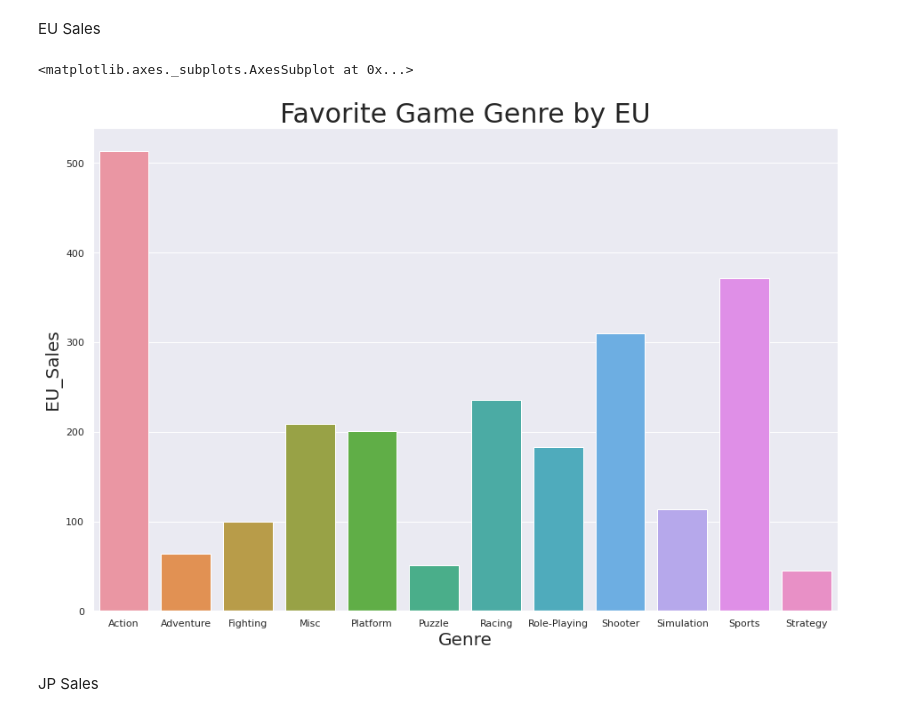
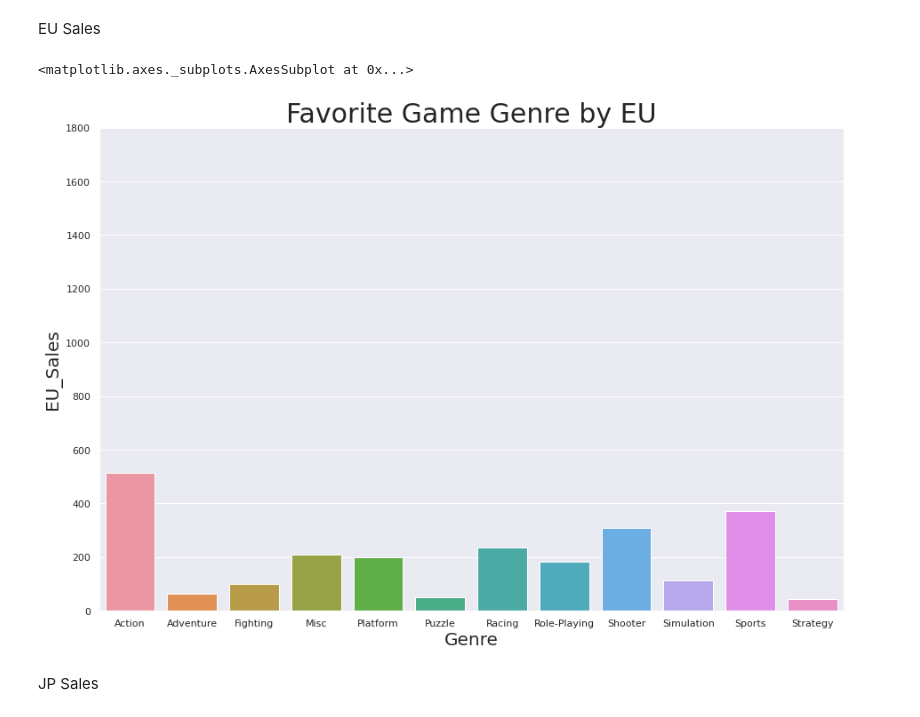
Before and after one commit to Jeongho-K/Section-Project, a Jupyter notebook: Section 1/AI_14_김정호_Section1.ipynb, the cells around one changed output. Cells and saved outputs as stored; diff of their text form; code cells hidden in the pictures.

```diff
--- a/Section 1/AI_14_김정호_Section1.ipynb
+++ b/Section 1/AI_14_김정호_Section1.ipynb
@@ -772,13 +774,14 @@ EU Sales
 # %%
 sns.set(style='darkgrid')
 plt.figure(figsize=(15, 10))
+plt.ylim(0, 1800)
 plt.title("Favorite Game Genre by EU", fontsize=30)
 plt.xlabel("Genre of game", fontsize=20)
 plt.ylabel("Sales", fontsize=20)
 sns.barplot(data=df_genre, x='Genre', y='EU_Sales')
 # %% [output]
 <matplotlib.axes._subplots.AxesSubplot at 0x...>
-[figure, old version]
+[figure, new version]
 # %% [markdown]
 JP Sales
 # %%
```
Also changed, not shown: parts of 9 cells of this notebook.
